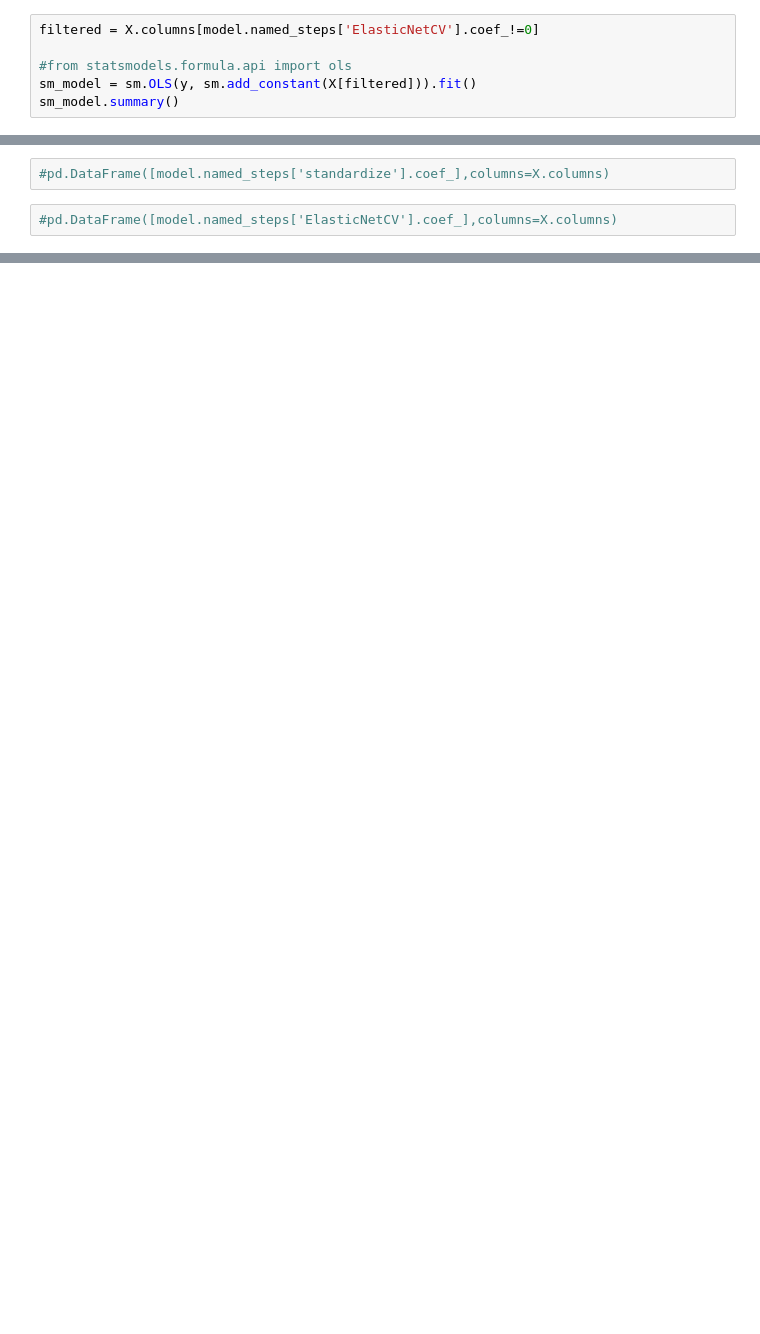
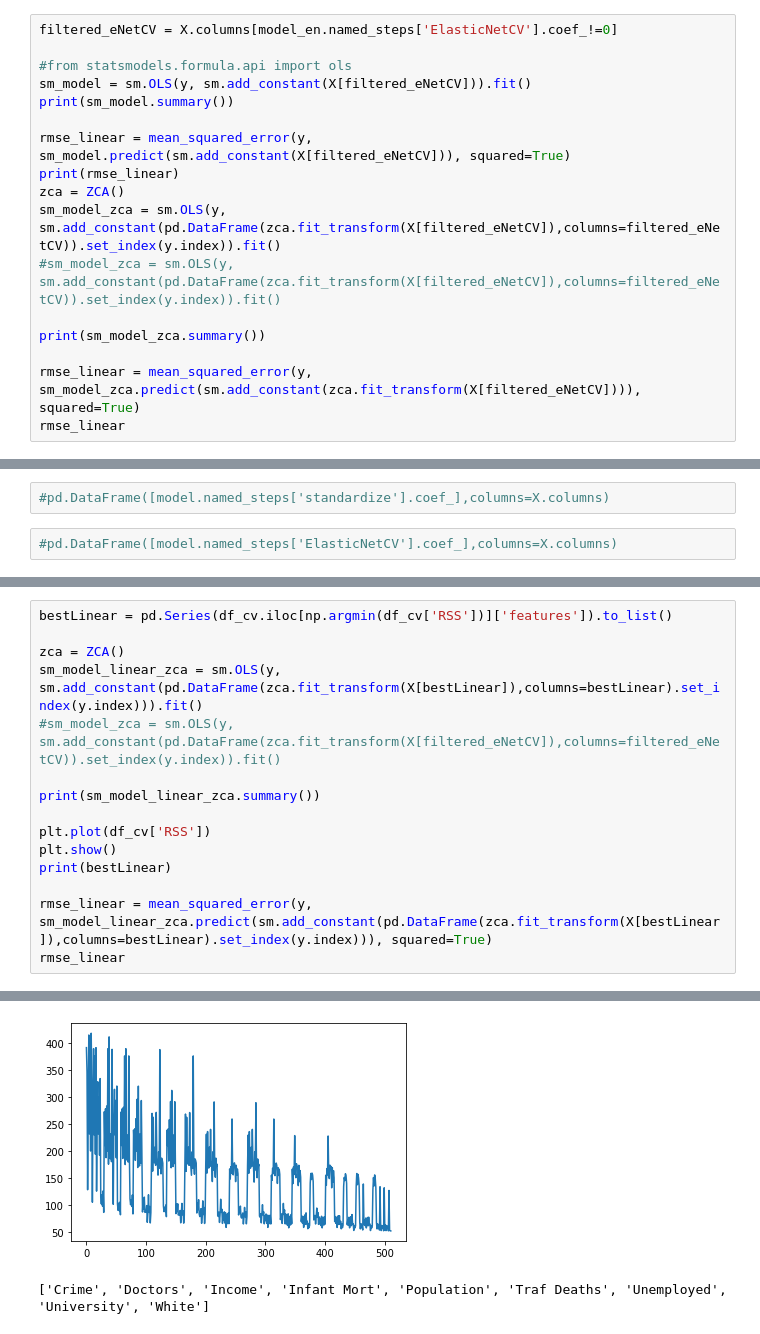
Before and after one commit to thistleknot/python-ml, a Jupyter notebook: code/ElasticNetCV.ipynb, the cells around one changed output, grey strips where cells are left out. Cells and saved outputs as stored; diff of their text form; blank space fills up the shorter version.

```diff
--- a/code/ElasticNetCV.ipynb
+++ b/code/ElasticNetCV.ipynb
@@ -161,6 +198,17 @@ pd.DataFrame(zca.fit_transform(X[filtered]),columns=filtered),model.named_steps[
 # %%
-filtered = X.columns[model.named_steps['ElasticNetCV'].coef_!=0]
+filtered_eNetCV = X.columns[model_en.named_steps['ElasticNetCV'].coef_!=0]
 
 #from statsmodels.formula.api import ols
-sm_model = sm.OLS(y, sm.add_constant(X[filtered])).fit()
-sm_model.summary()
+sm_model = sm.OLS(y, sm.add_constant(X[filtered_eNetCV])).fit()
+print(sm_model.summary())
+
+rmse_linear = mean_squared_error(y, sm_model.predict(sm.add_constant(X[filtered_eNetCV])), squared=True)
+print(rmse_linear)
+zca = ZCA()
+sm_model_zca = sm.OLS(y, sm.add_constant(pd.DataFrame(zca.fit_transform(X[filtered_eNetCV]),columns=filtered_eNetCV)).set_index(y.index)).fit()
+#sm_model_zca = sm.OLS(y, sm.add_constant(pd.DataFrame(zca.fit_transform(X[filtered_eNetCV]),columns=filtered_eNetCV)).set_index(y.index)).fit()
+
+print(sm_model_zca.summary())
+
+rmse_linear = mean_squared_error(y, sm_model_zca.predict(sm.add_constant(zca.fit_transform(X[filtered_eNetCV]))), squared=True)
+rmse_linear
@@ -213,3 +301,19 @@ for k in tnrange(1,len(X.columns) + 1, desc = 'Loop...'):
 
 #Store in DataFrame
 df_cv = pd.DataFrame({'numb_features': numb_features,'RSS': RSS_list, 'R_squared':R_squared_list,'features':feature_list})
+# %%
+bestLinear = pd.Series(df_cv.iloc[np.argmin(df_cv['RSS'])]['features']).to_list()
+
+zca = ZCA()
+sm_model_linear_zca = sm.OLS(y, sm.add_constant(pd.DataFrame(zca.fit_transform(X[bestLinear]),columns=bestLinear).set_index(y.index))).fit()
+#sm_model_zca = sm.OLS(y, sm.add_constant(pd.DataFrame(zca.fit_transform(X[filtered_eNetCV]),columns=filtered_eNetCV)).set_index(y.index)).fit()
+
+print(sm_model_linear_zca.summary())
+
+plt.plot(df_cv['RSS'])
+plt.show()
+print(bestLinear)
+
+rmse_linear = mean_squared_error(y, sm_model_linear_zca.predict(sm.add_constant(pd.DataFrame(zca.fit_transform(X[bestLinear]),columns=bestLinear).set_index(y.index))), squared=True)
+rmse_linear
+# %% [output]
@@ -215,0 +337,2 @@ df_cv = pd.DataFrame({'numb_features': numb_features,'RSS': RSS_list, 'R_squared
+[figure, added]
+['Crime', 'Doctors', 'Income', 'Infant Mort', 'Population', 'Traf Deaths', 'Unemployed', 'University', 'White']
```
Also changed, not shown: parts of 21 cells of this notebook.
